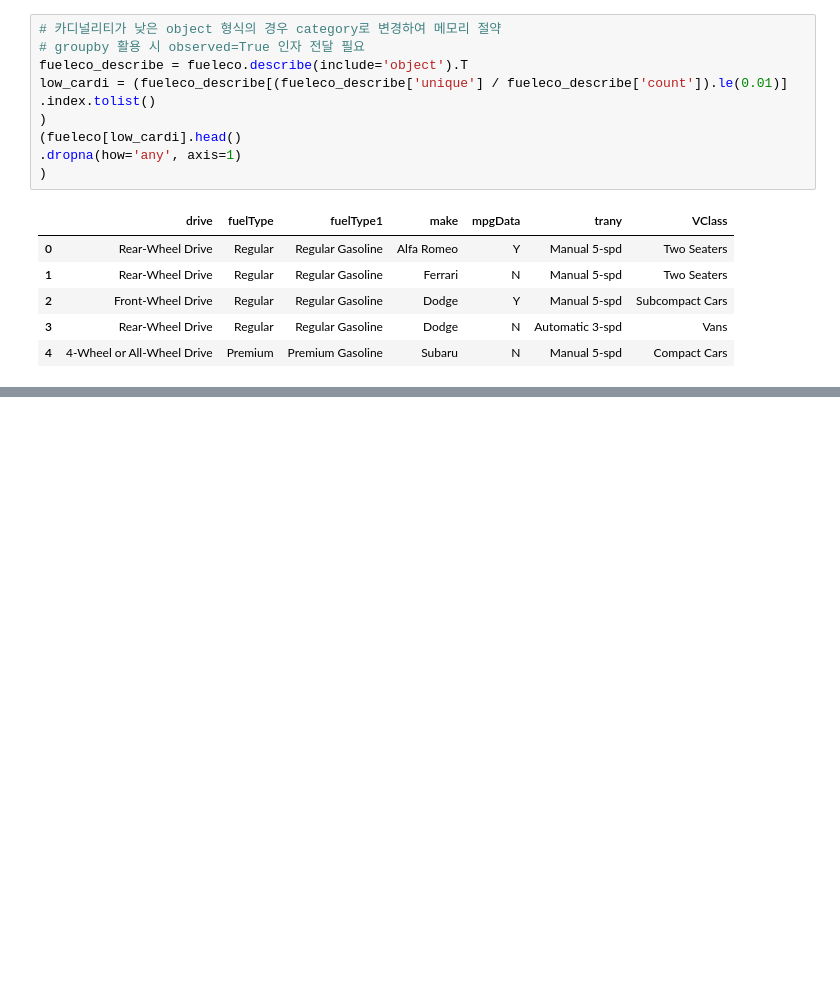
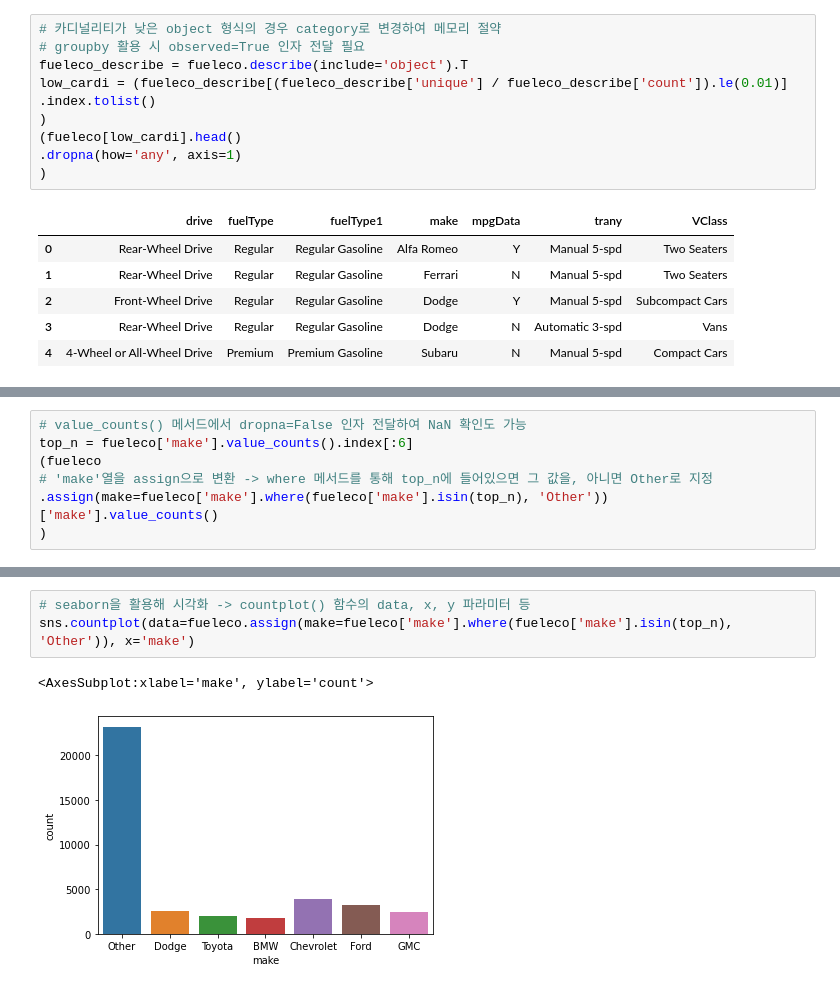
Before and after one commit to minstrel1149/pandas_practice-cookbook1, a Jupyter notebook: Pd_cookbook_1_chapter5.ipynb, the cells around one changed output, grey strips where cells are left out. Cells and saved outputs as stored; diff of their text form; blank space fills up the shorter version.

```diff
--- a/Pd_cookbook_1_chapter5.ipynb
+++ b/Pd_cookbook_1_chapter5.ipynb
@@ -65,0 +72,8 @@ low_cardi = (fueleco_describe[(fueleco_describe['unique'] / fueleco_describe['co
+# %%
+# value_counts() 메서드에서 dropna=False 인자 전달하여 NaN 확인도 가능
+top_n = fueleco['make'].value_counts().index[:6]
+(fueleco
+# 'make'열을 assign으로 변환 -> where 메서드를 통해 top_n에 들어있으면 그 값을, 아니면 Other로 지정
+.assign(make=fueleco['make'].where(fueleco['make'].isin(top_n), 'Other'))
+['make'].value_counts()
+)
@@ -65,0 +89,6 @@ low_cardi = (fueleco_describe[(fueleco_describe['unique'] / fueleco_describe['co
+# %%
+# seaborn을 활용해 시각화 -> countplot() 함수의 data, x, y 파라미터 등
+sns.countplot(data=fueleco.assign(make=fueleco['make'].where(fueleco['make'].isin(top_n), 'Other')), x='make')
+# %% [output]
+<AxesSubplot:xlabel='make', ylabel='count'>
+[figure, added]
```
Also changed, not shown: parts of 10 cells of this notebook, 4 other files.
